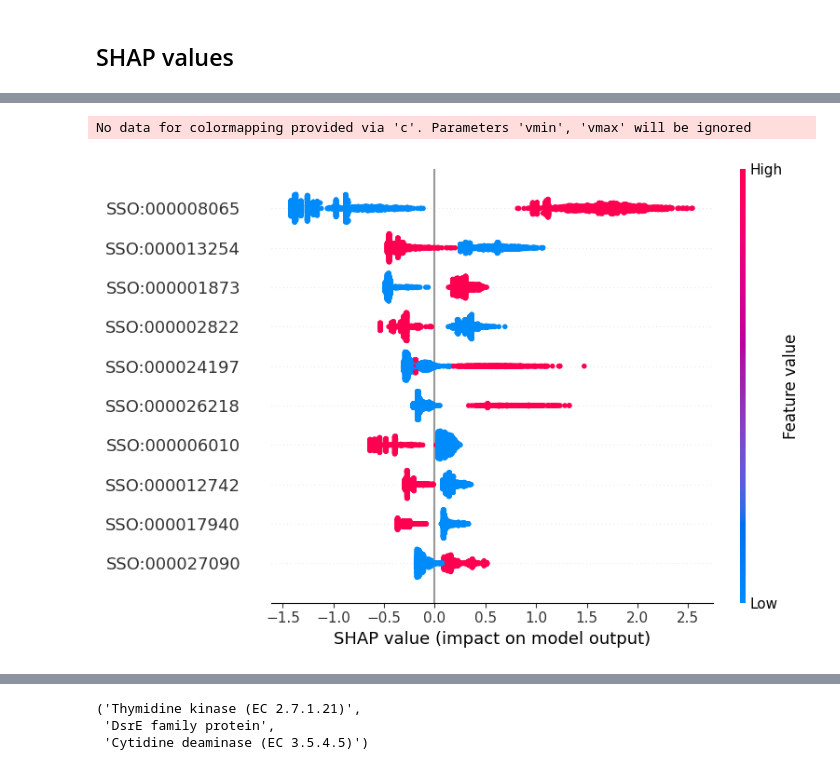
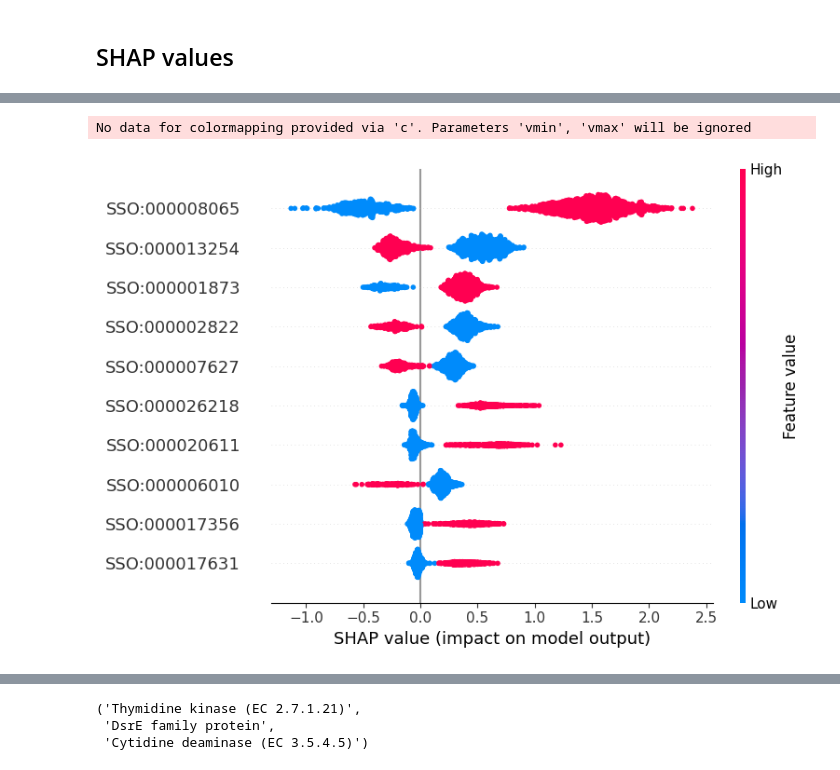
Before and after one commit to kbasecollaborations/trait-prediction, a Jupyter notebook: notebooks/predicting_glucose_csource.ipynb, the cells around one changed output, grey strips where cells are left out. Saved outputs shown, nothing was run; the diff lists cells and outputs as text; code cells hidden in the pictures.

```diff
--- a/notebooks/predicting_glucose_csource.ipynb
+++ b/notebooks/predicting_glucose_csource.ipynb
@@ -49,12 +49,16 @@ low_var_features, correlated_features_dict = glucose_phenotype.filter_feature_da
 from catboost import CatBoostClassifier
 # %%
 random_state = 42
+# %%
+categorical_feature_names = glucose_phenotype.feature_data.columns.tolist()
 # %%
 clf = CatBoostClassifier(
     iterations=1000,
     depth=6,
-    learning_rate=0.1,
+    learning_rate=0.03,
     random_state=random_state,
+    loss_function="Logloss",
+    cat_features=categorical_feature_names,
     verbose=False,
 )
 # %%
@@ -108,0 +143,2 @@ shap_values = explainer.shap_values(data["X_train"])
+# %%
+shap_values = explainer(glucose_phenotype.feature_data)
@@ -109,6 +171,6 @@ shap_values = explainer.shap_values(data["X_train"])
 # %%
-shap.summary_plot(shap_values, data["X_train"], max_display=10)
+shap.summary_plot(shap_values, max_display=10)
 # %% [output]
 No data for colormapping provided via 'c'. Parameters 'vmin', 'vmax' will be ignored
-[figure, old version]
+[figure, new version]
 # %%
```
Also changed, not shown: parts of 18 cells of this notebook, 9 other files.
